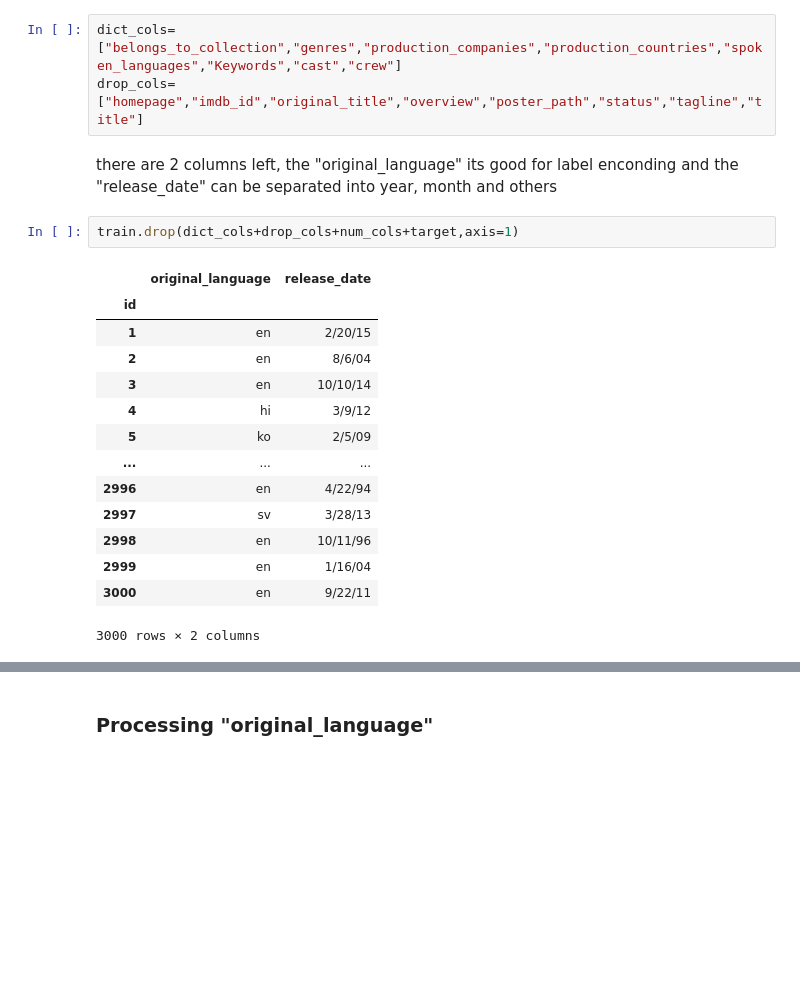
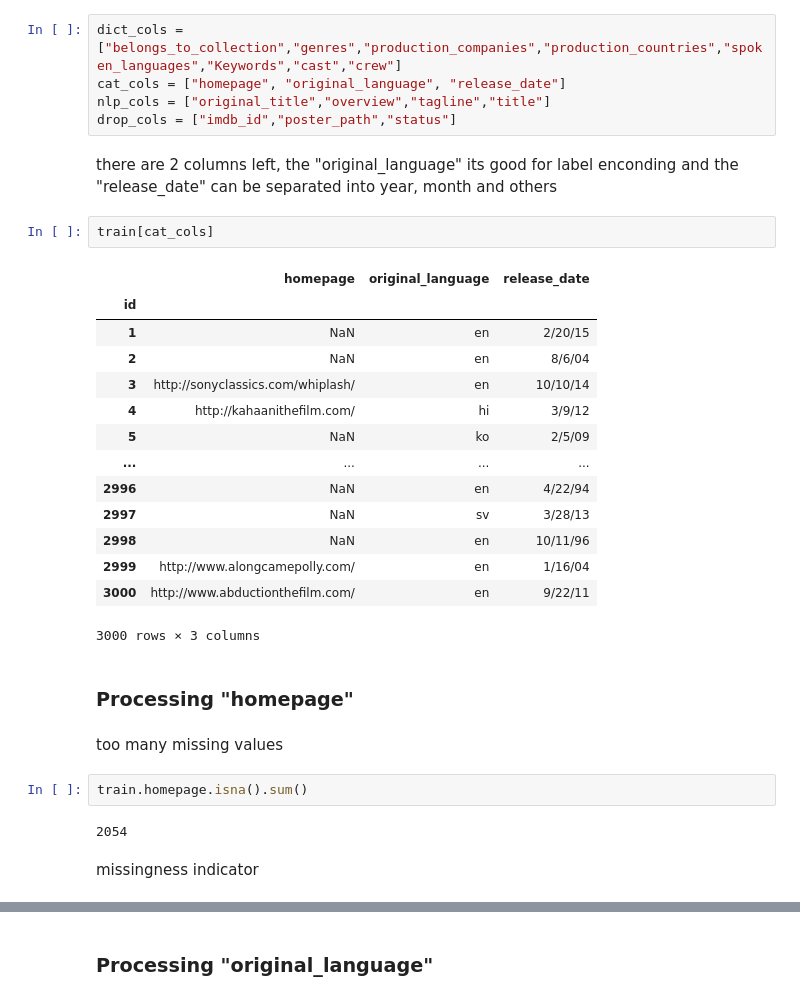
Before and after one commit to d0bando/Personal-Projects, a Jupyter notebook: Box_Office_Competition.ipynb, the cells around one changed output, grey strips where cells are left out. Drawn from its saved outputs; the diff is of its cells as text; blank space fills up the shorter version.

```diff
--- a/Box_Office_Competition.ipynb
+++ b/Box_Office_Competition.ipynb
@@ -316,24 +324,36 @@ train[obj_cols].head(2)
 | 1 | [{'id': 313576, 'name': 'Hot Tub ... | [{'id': 35, 'name': 'Comedy'}] | NaN | tt2637294 | en | Hot Tub Time Machine 2 | When Lou, who has become the "fat... | ... |
 | 2 | [{'id': 107674, 'name': 'The Prin... | [{'id': 35, 'name': 'Comedy'}, {'... | NaN | tt0368933 | en | The Princess Diaries 2: Royal Eng... | Mia Thermopolis is now a college ... | ... |
 # %%
-dict_cols=["belongs_to_collection","genres","production_companies","production_countries","spoken_languages","Keywords","cast","crew"]
-drop_cols=["homepage","imdb_id","original_title","overview","poster_path","status","tagline","title"]
+dict_cols = ["belongs_to_collection","genres","production_companies","production_countries","spoken_languages","Keywords","cast","crew"]
+cat_cols = ["homepage", "original_language", "release_date"]
+nlp_cols = ["original_title","overview","tagline","title"]
+drop_cols = ["imdb_id","poster_path","status"]
 # %% [markdown]
 there are 2 columns left, the "original_language" its good for label enconding  and the "release_date" can be separated into year, month and others
-# %%
-train.drop(dict_cols+drop_cols+num_cols+target,axis=1)
-# %% [output]
-|  | original_language | release_date |
-| id |  |  |
-| 1 | en | 2/20/15 |
-| 2 | en | 8/6/04 |
-| 3 | en | 10/10/14 |
-| 4 | hi | 3/9/12 |
-| 5 | ko | 2/5/09 |
-| ... | ... | ... |
-| 2996 | en | 4/22/94 |
-| 2997 | sv | 3/28/13 |
-| 2998 | en | 10/11/96 |
-| 2999 | en | 1/16/04 |
-| 3000 | en | 9/22/11 |
-3000 rows × 2 columns
+# %%
+train[cat_cols]
+# %% [output]
+|  | homepage | original_language | release_date |
+| id |  |  |  |
+| 1 | NaN | en | 2/20/15 |
+| 2 | NaN | en | 8/6/04 |
+| 3 | http://sonyclassics.com/whiplash/ | en | 10/10/14 |
+| 4 | http://kahaanithefilm.com/ | hi | 3/9/12 |
+| 5 | NaN | ko | 2/5/09 |
+| ... | ... | ... | ... |
+| 2996 | NaN | en | 4/22/94 |
+| 2997 | NaN | sv | 3/28/13 |
+| 2998 | NaN | en | 10/11/96 |
+| 2999 | http://www.alongcamepolly.com/ | en | 1/16/04 |
+| 3000 | http://www.abductionthefilm.com/ | en | 9/22/11 |
+3000 rows × 3 columns
+# %% [markdown]
+### Processing "homepage"
+# %% [markdown]
+too many missing values
+# %%
+train.homepage.isna().sum()
+# %% [output]
+2054
+# %% [markdown]
+missingness indicator
```
Also changed, not shown: parts of 18 cells of this notebook.
